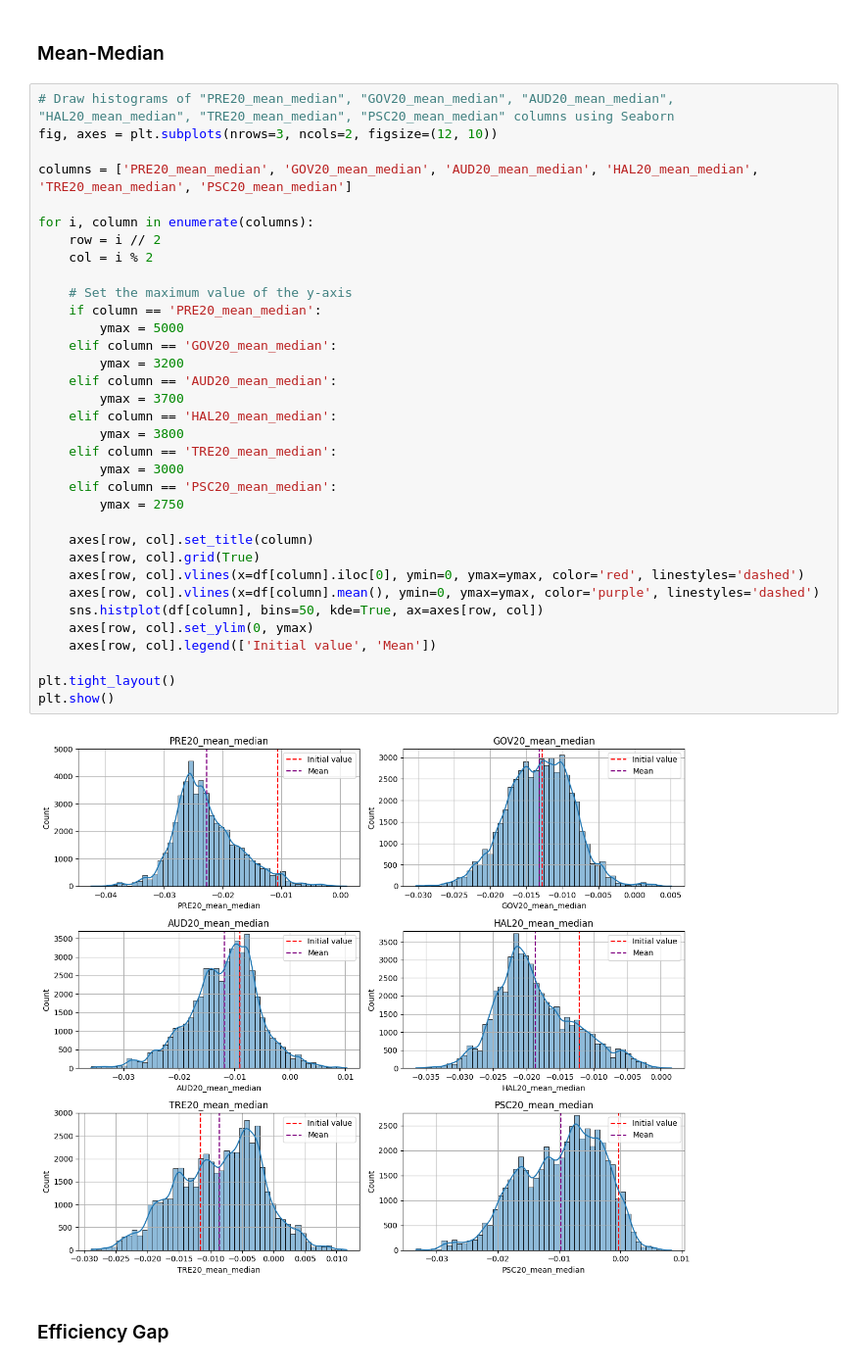
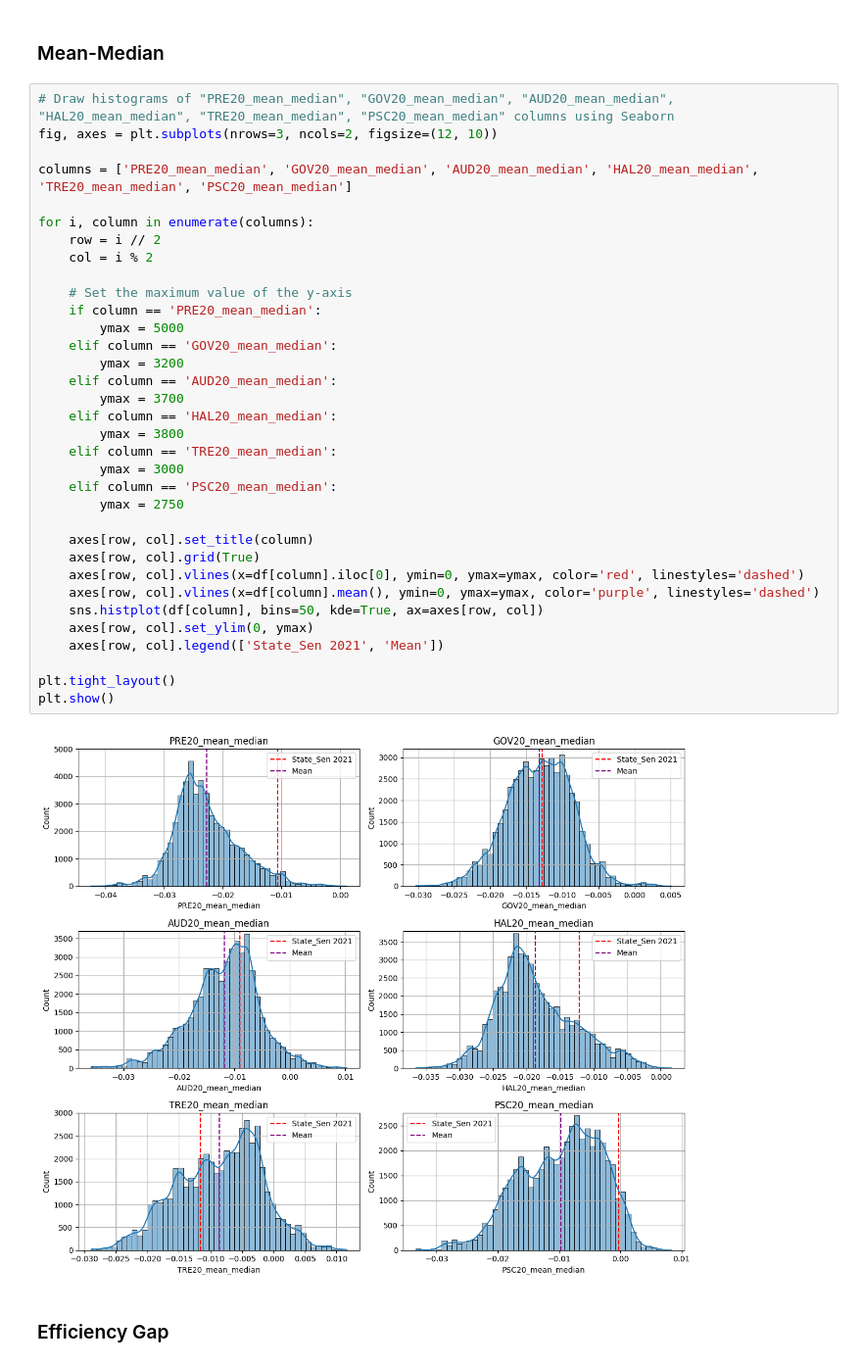
Before and after one commit to PedroPinheiro62/North-Dakota-Redistricting-Analysis, a Jupyter notebook: Ensembles Analysis.ipynb, the cells around one changed output. Shown at 98% size. Drawn from its saved outputs; the diff is of its cells as text.

```diff
--- a/Ensembles Analysis.ipynb
+++ b/Ensembles Analysis.ipynb
@@ -16,35 +16,35 @@ fig, axes = plt.subplots(nrows=3, ncols=2, figsize=(12, 10))
 columns = ['PRE20_mean_median', 'GOV20_mean_median', 'AUD20_mean_median', 'HAL20_mean_median', 'TRE20_mean_median', 'PSC20_mean_median']
 
 for i, column in enumerate(columns):
     row = i // 2
     col = i % 2
 
     # Set the maximum value of the y-axis
     if column == 'PRE20_mean_median':
         ymax = 5000
     elif column == 'GOV20_mean_median':
         ymax = 3200
     elif column == 'AUD20_mean_median':
         ymax = 3700
     elif column == 'HAL20_mean_median':
         ymax = 3800
     elif column == 'TRE20_mean_median':
         ymax = 3000
     elif column == 'PSC20_mean_median':
         ymax = 2750
 
     axes[row, col].set_title(column)
     axes[row, col].grid(True)
     axes[row, col].vlines(x=df[column].iloc[0], ymin=0, ymax=ymax, color='red', linestyles='dashed')
     axes[row, col].vlines(x=df[column].mean(), ymin=0, ymax=ymax, color='purple', linestyles='dashed')
     sns.histplot(df[column], bins=50, kde=True, ax=axes[row, col])
     axes[row, col].set_ylim(0, ymax)
-    axes[row, col].legend(['Initial value', 'Mean'])
+    axes[row, col].legend(['State_Sen 2021', 'Mean'])
 
 plt.tight_layout()
 plt.show()
 # %% [output]
-[figure, old version]
+[figure, new version]
 # %% [markdown]
 ### Efficiency Gap
 # %%
```
Also changed, not shown: parts of 7 cells of this notebook.
